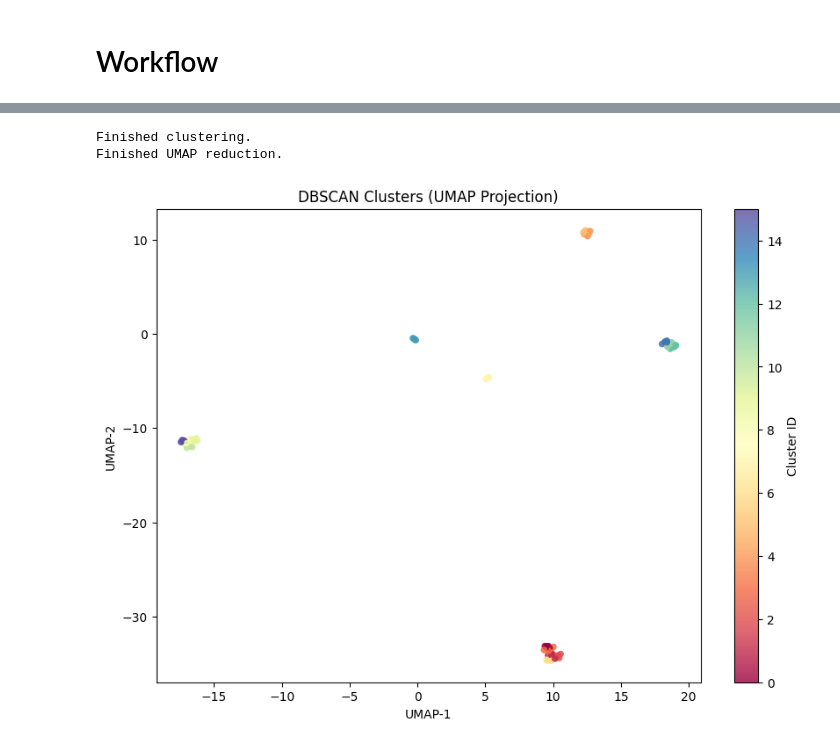
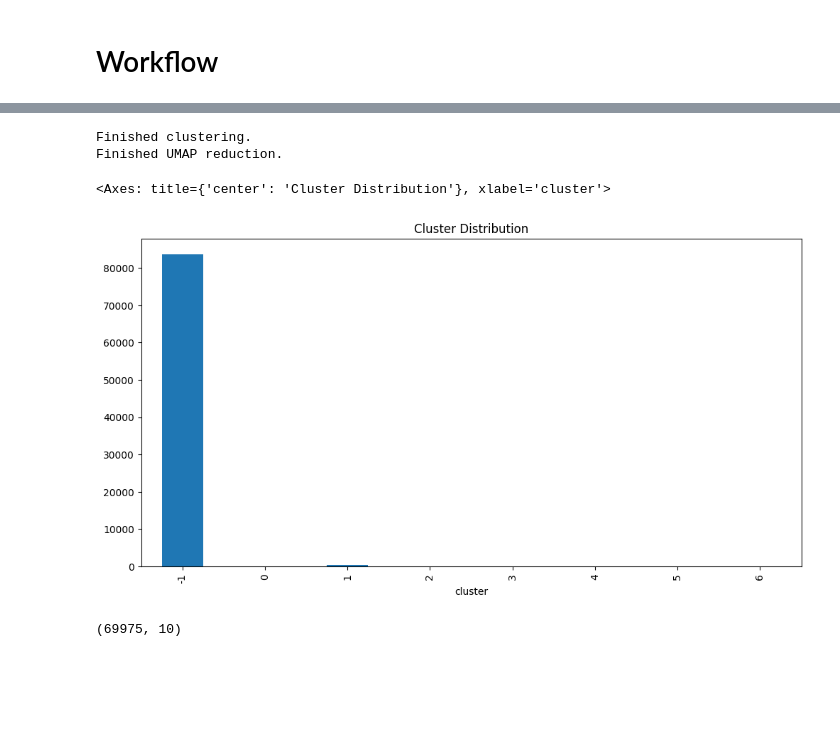
Before and after one commit to czotterbenedek/szakdoga_tdk, a Jupyter notebook: clustering.ipynb, the cells around one changed output, grey strips where cells are left out. Saved outputs shown, nothing was run; the diff lists cells and outputs as text; code cells hidden in the pictures; blank space fills up the shorter version.

```diff
--- a/clustering.ipynb
+++ b/clustering.ipynb
@@ -73,33 +73,3 @@ def run_clustering(
 
     labels = model.fit_predict(embeddings)
     return labels, model
-# %%
-# -------------------------------
-# 3️⃣ Visualization
-# -------------------------------
-def plot_clusters(umap_2d, labels, title="Clusters (UMAP 2D Projection)"):
-    """
-    Plot 2D embeddings with cluster labels.
-    """
-    plt.figure(figsize=(10, 7))
-    scatter = plt.scatter(
-        umap_2d[:, 0],
-        umap_2d[:, 1],
-        c=labels,
-        cmap="Spectral",
-        s=20,
-        alpha=0.8
-    )
-    plt.colorbar(scatter, label="Cluster ID")
-    plt.title(title)
-    plt.xlabel("UMAP-1")
-    plt.ylabel("UMAP-2")
-
-    # Mark noise points if DBSCAN is used
-    if -1 in labels:
-        noise_mask = labels == -1
-        plt.scatter(umap_2d[noise_mask, 0], umap_2d[noise_mask, 1],
-                    c="k", s=20, alpha=0.5, label="Noise")
-        plt.legend()
-
-    plt.show()
@@ -170,9 +186,9 @@ def cluster_and_plot(
 # Workflow
 # %%
 # Load data
-X_train = np.load("./data/tensors/squad_train_v2_semantic_chunking.npy")
+X_semantic_train = np.load("./data/tensors/squad_train_v2_semantic_chunking.npy")
 df_semantic_train = pd.read_excel("./data/prepared/squad_train_v2_semantic_chunking.xlsx")
-X_val = np.load("./data/tensors/squad_val_v2_semantic_chunking.npy")
+X_semantic_val = np.load("./data/tensors/squad_val_v2_semantic_chunking.npy")
 df_semantic_val = pd.read_excel("./data/prepared/squad_val_v2_semantic_chunking.xlsx")
 # %%
 mask_train = df_semantic_train['context_id'] < 500
@@ -197,12 +212,18 @@ Finished UMAP reduction.
 # %%
 df_clustered, labels, umap_2d = cluster_and_plot(
-    embeddings=X_train,
-    df=df_train,
+    embeddings=X_semantic_train,
+    df=df_semantic_train,
     cluster_method="dbscan",
-    cluster_params={"eps": 0.000005, "min_samples": 4, "metric": "cosine"},
+    cluster_params={"eps": 0.45, "min_samples": 5, "metric": "euclidean"},
     umap_params={"n_neighbors": 15, "min_dist": 0.05}
 )
+df_clustered['cluster'].value_counts().sort_index().plot(kind='bar', figsize=(12,6), title='Cluster Distribution')
 # %% [output]
 Finished clustering.
 Finished UMAP reduction.
+<Axes: title={'center': 'Cluster Distribution'}, xlabel='cluster'>
-[figure, old version]
+[figure, new version]
+# %%
+df_clustered[df_clustered['cluster']!=-1].shape
+# %% [output]
+(69975, 10)
```
Also changed, not shown: parts of 11 cells of this notebook, 5 other files.
